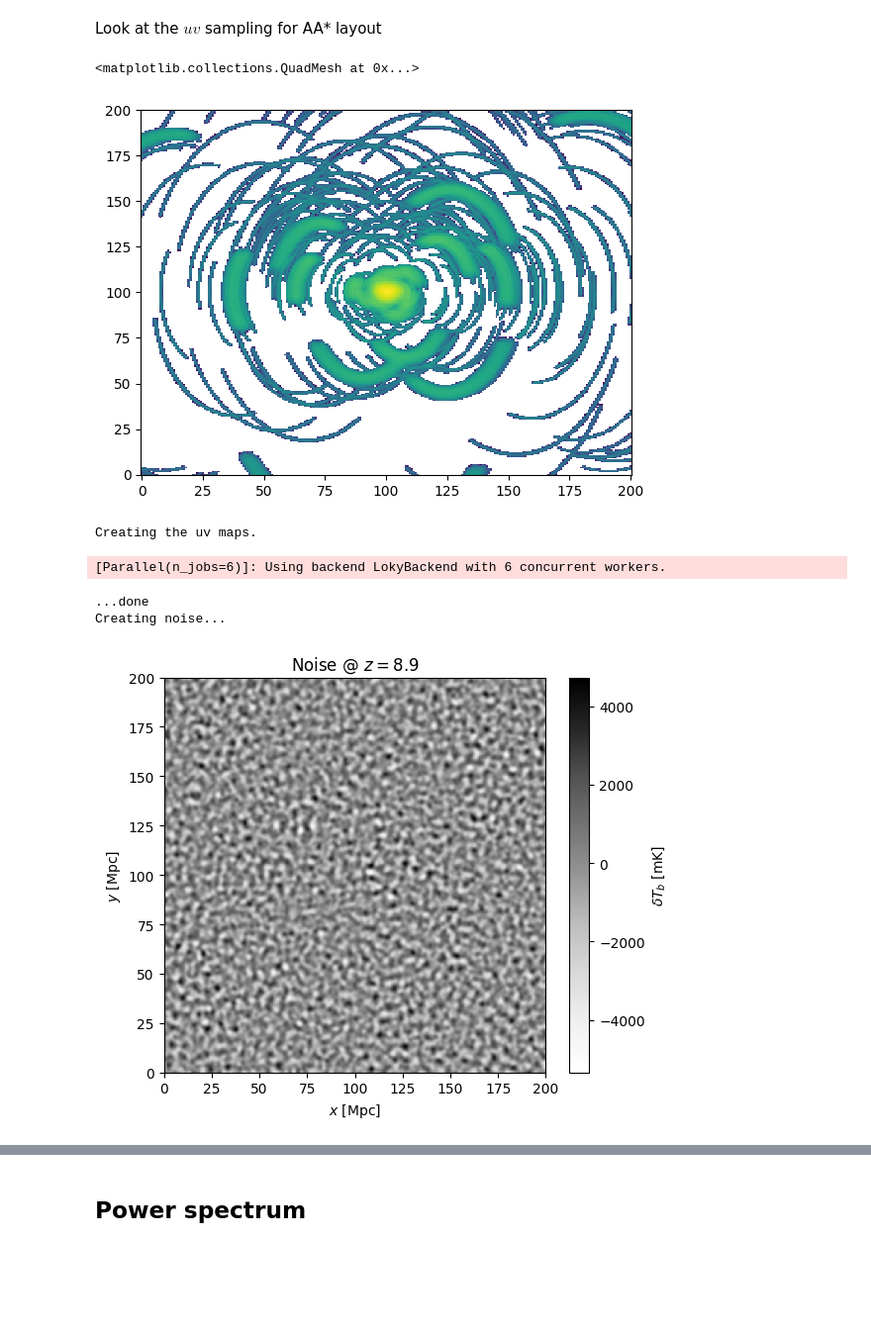
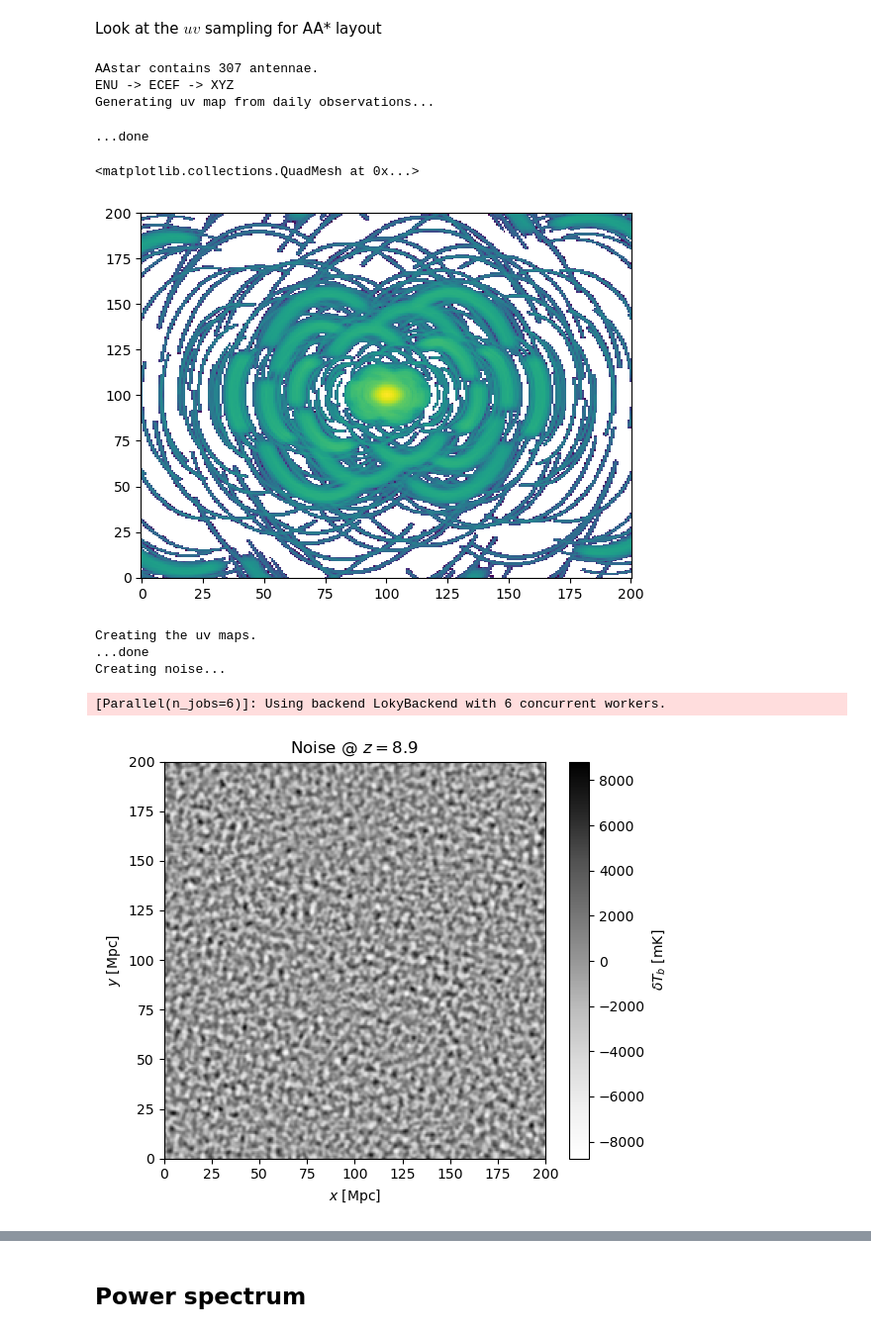
Before and after one commit to sambit-giri/ska_eor_inference, a Jupyter notebook: add_noise.ipynb, the cells around one changed output, grey strips where cells are left out. Shown at 99% size. Saved outputs shown, nothing was run; the diff lists cells and outputs as text; code cells hidden in the pictures; blank space fills up the shorter version.

```diff
--- a/add_noise.ipynb
+++ b/add_noise.ipynb
@@ -19,7 +19,8 @@ np.random.seed(seed)
 ## Load metadata and simulation
 # %%
 # Folder containing the simulations
-ddir = '/data/cluster/agorce/SKA_chapter_simulations/'
+# ddir = '/data/cluster/agorce/SKA_chapter_simulations/'
+ddir = './SKA_chapter_simulations/' # This folder can be created inside the repository folder. It will be ignored during the git commit.
 # File with fiducial lightcone
 file = ddir+'Lightcone_FID_400_Samples.h5'
 # %%
@@ -72,22 +83,25 @@ bmax = 2. * units.km  # km
 # %% [markdown]
 Look at the $uv$ sampling for AA* layout
 # %%
-uv, Nant = t2c.get_uv_daily_observation(
-    ncells=ngrid, # The number of cell used to make the image
-    z=np.mean(redshifts),  # Redhsift of the slice observed
-    antxyz=t2c.get_SKA_Low_layout(subarray_type='AAstar', unit='xyz', verbose=False),
-    total_int_time=total_int_time, # Observation per day in hours.
-    int_time=int_time,  # Time period of recording the data in seconds.
-    boxsize=box_length, # Comoving size of the sky observed
-    declination=declination,
-    verbose=False
-)
+uv, Nant = t2c.get_uv_map(
+                ncells=ngrid,                  # The number of cell used to make the image
+                z=np.mean(redshifts),          # Redhsift of the slice observed
+                subarray_type="AAstar",        # SKA layout
+                total_int_time=total_int_time, # Observation per day in hours.
+                int_time=int_time,             # Time period of recording the data in seconds.
+                boxsize=box_length,            # Comoving size of the sky observed
+                declination=declination,       # Declination angle defining the direction of observation
+                )
 
 x = np.linspace(0, box_length, ngrid)
 plt.pcolormesh(x, x, np.log10(np.fft.fftshift(uv)))
 # %% [output]
-<matplotlib.collections.QuadMesh at 0x...>
+AAstar contains 307 antennae.
+ENU -> ECEF -> XYZ
+Generating uv map from daily observations...
+...done
+<matplotlib.collections.QuadMesh at 0x...>
-[figure, old version]
+[figure, new version]
 # %%
 # generate noise lightcone
 noise_lc = t2c.noise_lightcone(
@@ -106,9 +120,9 @@ noise_lc = t2c.noise_lightcone(
 )  # third axis is line of sight
 # %% [output]
 Creating the uv maps.
+...done
+Creating noise...
 [Parallel(n_jobs=6)]: Using backend LokyBackend with 6 concurrent workers.
-...done
-Creating noise...
 # %%
 fig, ax = plt.subplots(1, 1, figsize=(6, 5))
 im = ax.imshow(
@@ -122,7 +136,7 @@ plt.colorbar(im, label=r'$\delta T_b$ [mK]')
 ax.set_title(rf'Noise @ $z={redshifts[iz]:.1f}$')
 fig.tight_layout()
 # %% [output]
-[figure, old version]
+[figure, new version]
 # %%
 # combine noise and cosmological signal
 noisy_lc = noise_lc + t2c.subtract_mean_signal(lc, los_axis=2)
```
Also changed, not shown: parts of 5 cells of this notebook, 3 other files.
